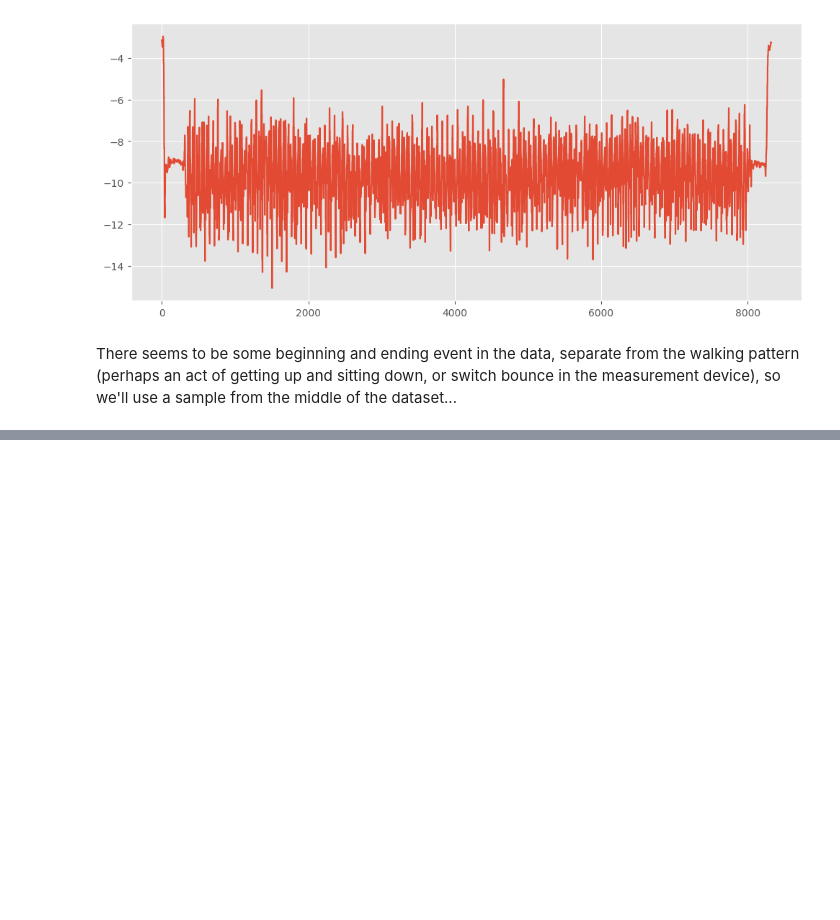
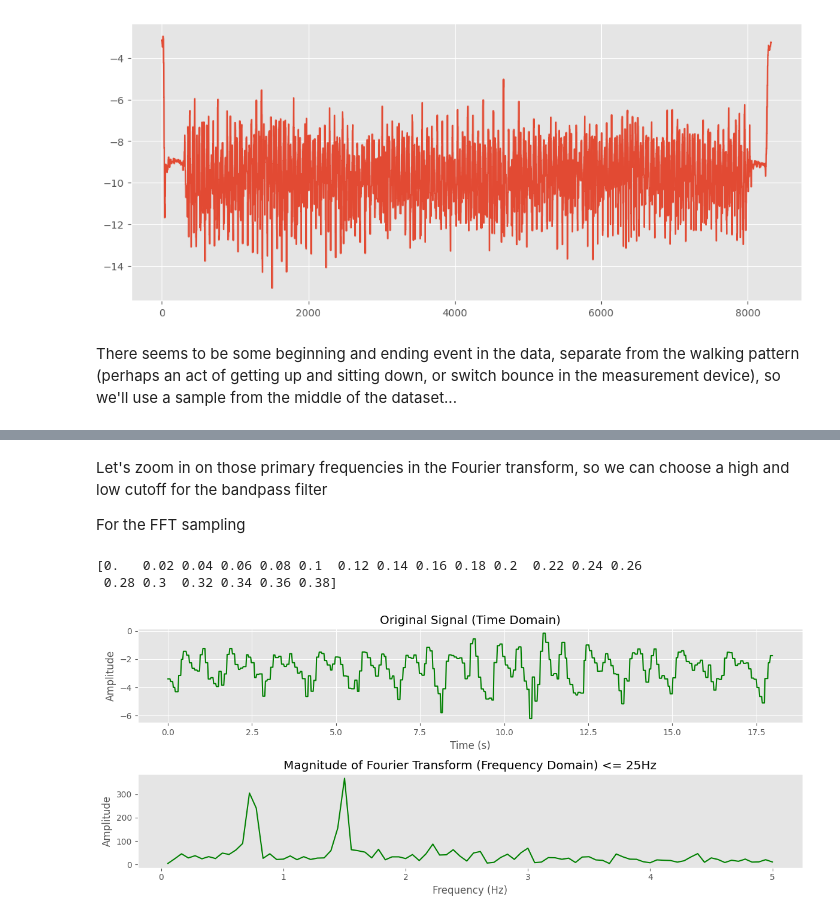
Before and after one commit to rickgladwin/applied_ai_challenges, a Jupyter notebook: week_1_wearable_step_counter.ipynb, the cells around one changed output, grey strips where cells are left out. Cells and saved outputs as stored; diff of their text form; code cells hidden in the pictures; blank space fills up the shorter version.

Commit message:
perform smoothing on the y axis data and FFT on the x and z axes

```diff
--- a/week_1_wearable_step_counter.ipynb
+++ b/week_1_wearable_step_counter.ipynb
@@ -159,0 +176,56 @@ sample count: 500
+# %% [markdown]
+Let's zoom in on those primary frequencies in the Fourier transform, so we can choose a high and low cutoff for the bandpass filter
+
+For the FFT sampling
+# %%
+from numpy import ndarray
+
+# show a smaller range of frequency values for the second plot
+
+# we'll choose a sampling frequency for the FFT that's the same as the sampling
+# frequency for the source data. See Nyquist Theorem and FFT behaviour
+fft_sample_freq = 50
+fft_sample_interval = 1 / fft_sample_freq
+# we need time data for the independent axis (in place of sample index)
+# well trust the datasheet and take the sampling rate to be 50Hz
+# so each sample index maps to a time delta of (1/50)s
+time_series = np.arange(0, sample_count / 50, 1 / 50)
+print(time_series[:20])
+fft_y = np.fft.fft(y_sample_df)
+# fft_y_freq = np.fft.fftfreq(len(time_series), fft_sample_interval)
+fft_y_freq: ndarray = np.fft.fftfreq(len(time_series), fft_sample_interval)
+fft_magnitude: ndarray = np.abs(fft_y)
+
+positive_freq_indices = fft_y_freq > 0
+fft_y_freq = fft_y_freq[positive_freq_indices]
+fft_magnitude = fft_magnitude[positive_freq_indices]
+
+# keep a range of frequencies for the independent axis
+freq_range_indices = fft_y_freq <= 5
+filtered_y_freq: ndarray = fft_y_freq[freq_range_indices]
+filtered_magnitude: ndarray = fft_magnitude[freq_range_indices]
+
+plt.figure(figsize=(12, 5))
+
+plt.subplot(2,1,1)
+plt.plot(time_series, y_sample_df, label='y axis', color=y_color)
+plt.title("Original Signal (Time Domain)")
+plt.xlabel("Time (s)")
+plt.ylabel("Amplitude")
+
+plt.subplot(2,1,2)
+plt.plot(filtered_y_freq, filtered_magnitude, color=y_color)
+plt.title("Magnitude of Fourier Transform (Frequency Domain) <= 25Hz")
+plt.xlabel("Frequency (Hz)")
+plt.ylabel("Amplitude")
+plt.grid()
+
+plt.tight_layout()
+plt.show()
+
+# A Google search for "numpy bandpass filter" leads us to
+# https://scipy-cookbook.readthedocs.io/items/ButterworthBandpass.html
+# %% [output]
+[0.   0.02 0.04 0.06 0.08 0.1  0.12 0.14 0.16 0.18 0.2  0.22 0.24 0.26
+ 0.28 0.3  0.32 0.34 0.36 0.38]
+[figure, added]
```
Also changed, not shown: parts of 9 cells of this notebook, 2 other files.
